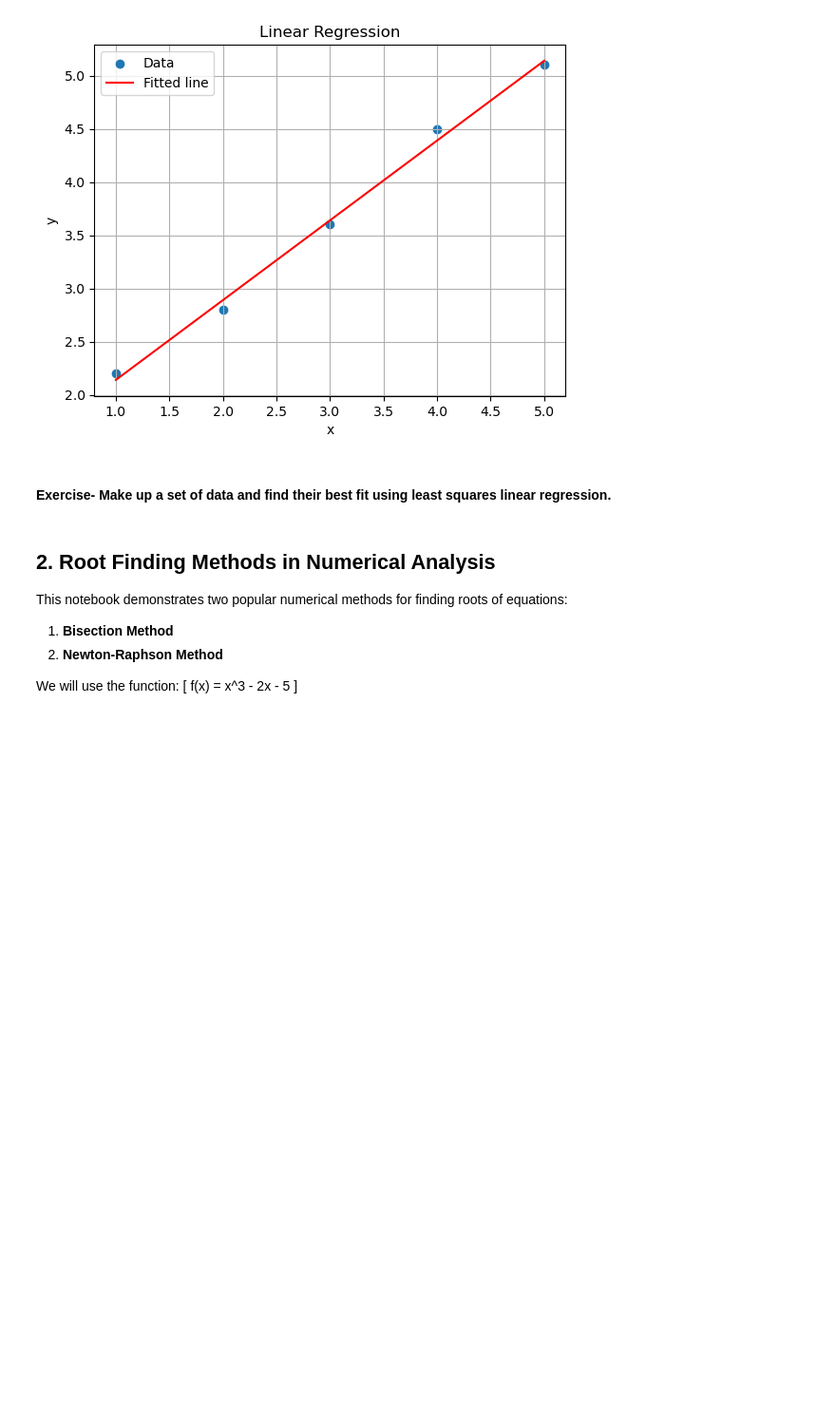
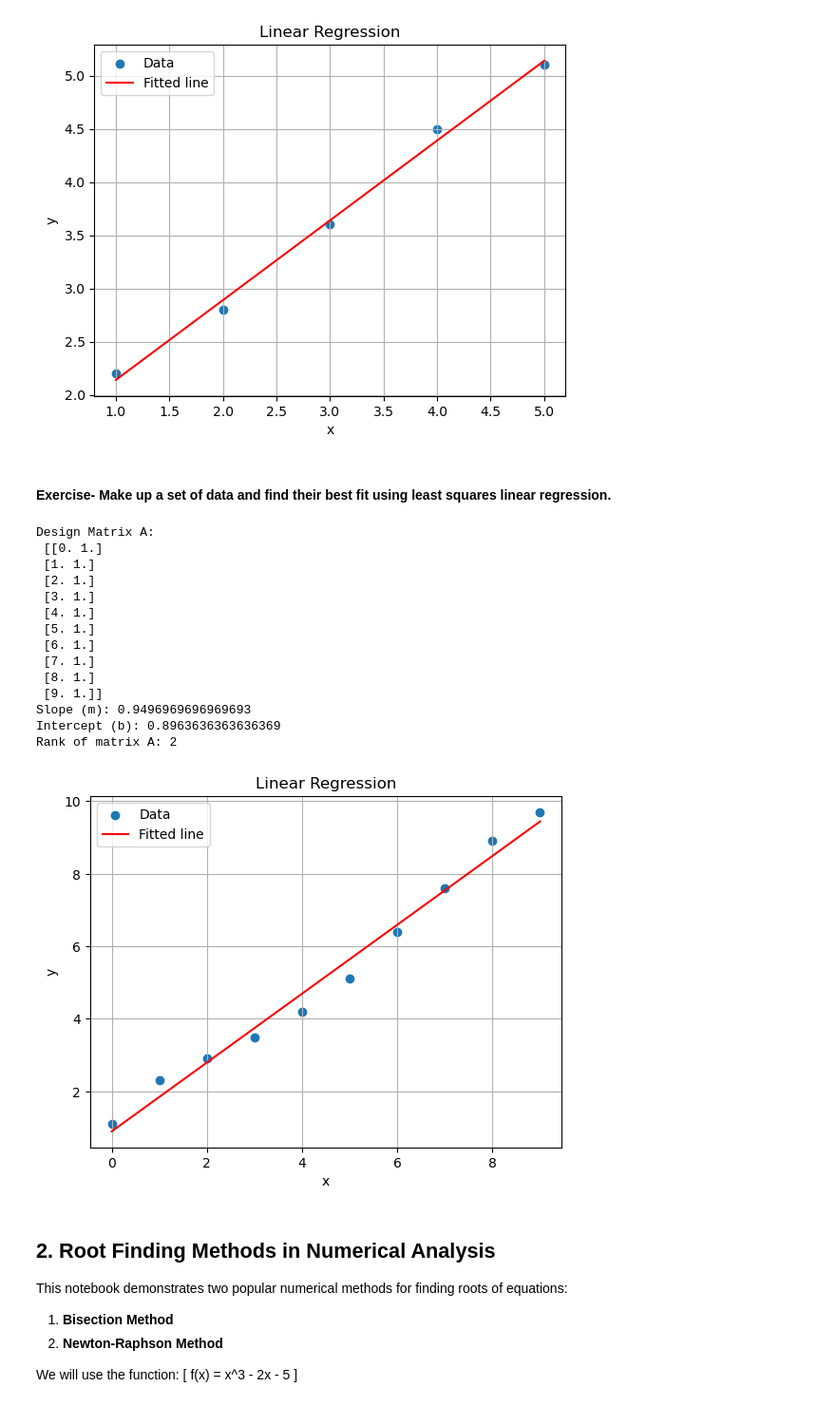
Before and after one commit to bruce179012-byte/MEGR2810-Jupyter-Notebook, a Jupyter notebook: Lecture 9 Basic_Numerical_Methods.ipynb, the cells around one changed output. Shown at 95% size. Cells and saved outputs as stored; diff of their text form; code cells hidden in the pictures; blank space fills up the shorter version.

Commit message:
1. Least Squares Method and Regression Analysis

```diff
--- a/Lecture 9 Basic_Numerical_Methods.ipynb
+++ b/Lecture 9 Basic_Numerical_Methods.ipynb
@@ -77,6 +77,46 @@ Singular values of A: [7.69121313 0.91936964]
 #### Exercise- Make up a set of data and find their best fit using least squares linear regression.
 # %%
 # Your code here
+import numpy as np
+import matplotlib.pyplot as plt
+
+x = np.array([0, 1, 2, 3, 4, 5, 6, 7, 8, 9])
+y = np.array([1.1, 2.3, 2.9, 3.5, 4.2, 5.1, 6.4, 7.6, 8.9, 9.7])
+
+A = np.vstack([x, np.ones(len(x))]).T
+print ("Design Matrix A:\n", A)
+coeffs, residuals, rank, s = np.linalg.lstsq(A, y, rcond=None)
+m = coeffs[0]
+b = coeffs[1]
+
+print("Slope (m):", m)
+print("Intercept (b):", b)
+print("Rank of matrix A:", rank)
+
+plt.scatter(x, y, label='Data')
+plt.plot(x, m*x + b, 'r', label='Fitted line')
+plt.legend()
+plt.title('Linear Regression')
+plt.xlabel('x')
+plt.ylabel('y')
+plt.grid(True)
+plt.show()
+# %% [output]
+Design Matrix A:
+ [[0. 1.]
+ [1. 1.]
+ [2. 1.]
+ [3. 1.]
+ [4. 1.]
+ [5. 1.]
+ [6. 1.]
+ [7. 1.]
+ [8. 1.]
+ [9. 1.]]
+Slope (m): 0.9496969696969693
+Intercept (b): 0.8963636363636369
+Rank of matrix A: 2
+[figure, added]
 # %% [markdown]
 
 ## 2. Root Finding Methods in Numerical Analysis
```
